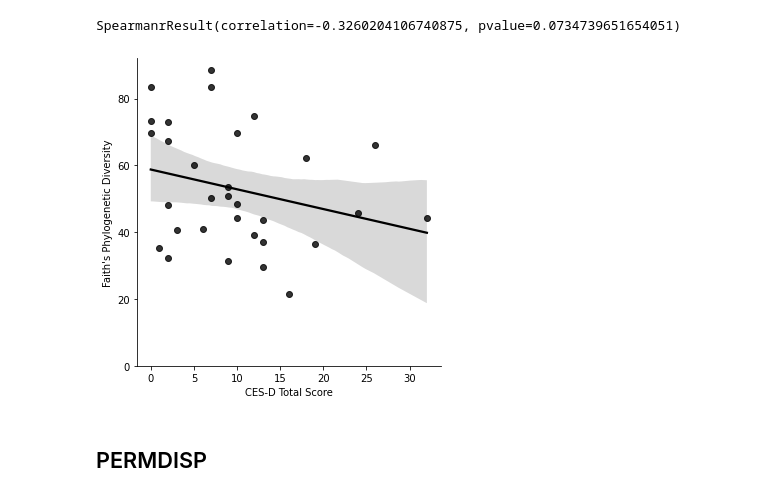
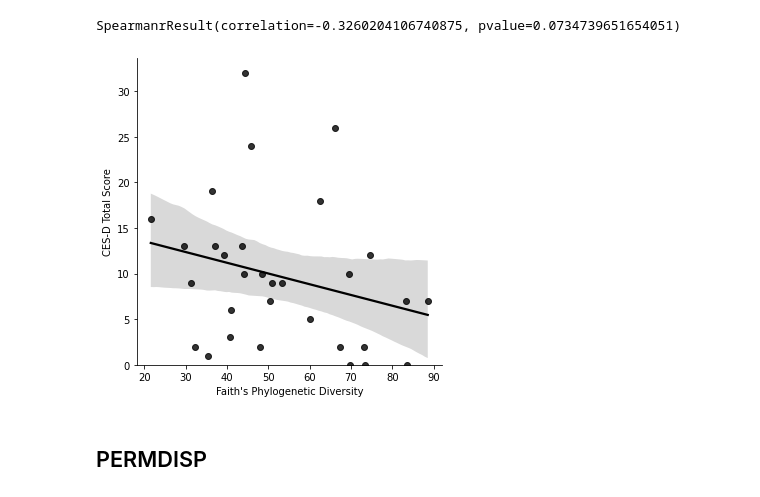
Before and after one commit to sterrettJD/Chemobrain, a Jupyter notebook: Final figs and additional analyses.ipynb, the cells around one changed output. Cells and saved outputs as stored; diff of their text form; code cells hidden in the pictures.

```diff
--- a/Final figs and additional analyses.ipynb
+++ b/Final figs and additional analyses.ipynb
@@ -460,14 +463,14 @@ spearmanr(chemo_cesd_faith["Updated CES-D"], chemo_cesd_faith["faith_pd"])
 # %% [output]
 SpearmanrResult(correlation=-0.3260204106740875, pvalue=0.0734739651654051)
 # %%
-ax = sns.lmplot(x="Updated CES-D", y="faith_pd", data=chemo_cesd_faith,
+ax = sns.lmplot(y="Updated CES-D", x="faith_pd", data=chemo_cesd_faith,
                line_kws={'color': 'black'}, scatter_kws={"color":"black"})
-ax.set(ylim=0,ylabel="Faith's Phylogenetic Diversity", xlabel="CES-D Total Score")
+ax.set(ylim=0,xlabel="Faith's Phylogenetic Diversity", ylabel="CES-D Total Score")
 plt.savefig("reanalysis-2/Figures/faith-cesd.pdf")
 plt.savefig("reanalysis-2/Figures/faith-cesd.png")
 
 plt.show()
 # %% [output]
-[figure, old version]
+[figure, new version]
 # %% [markdown]
 ## PERMDISP
```
Also changed, not shown: parts of 24 cells of this notebook.
